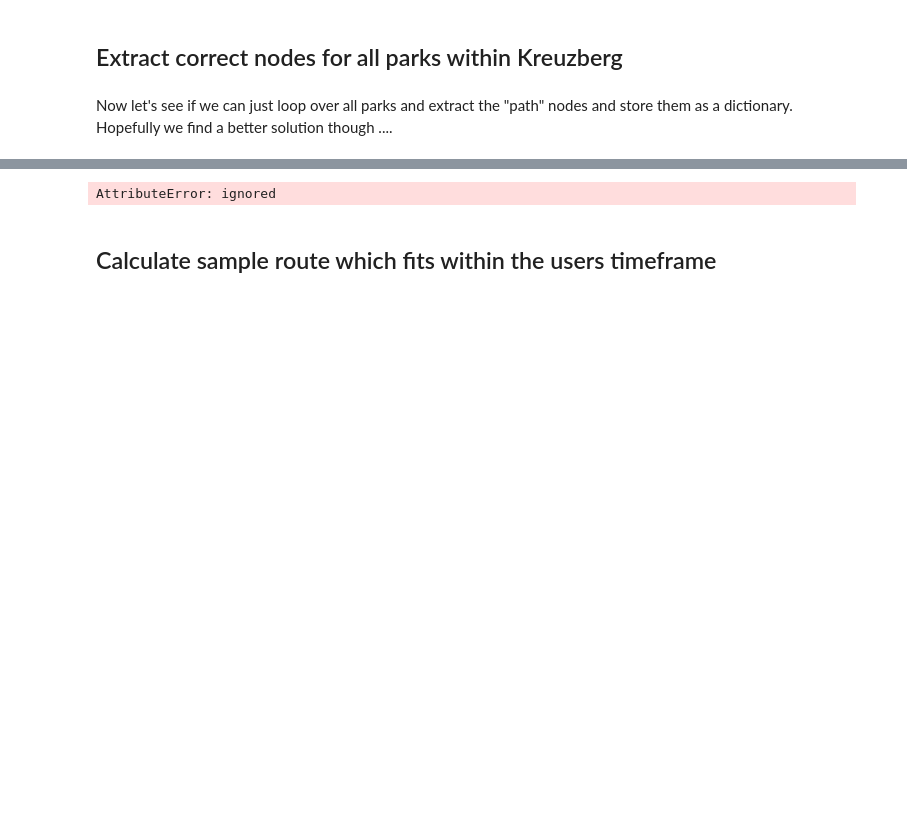
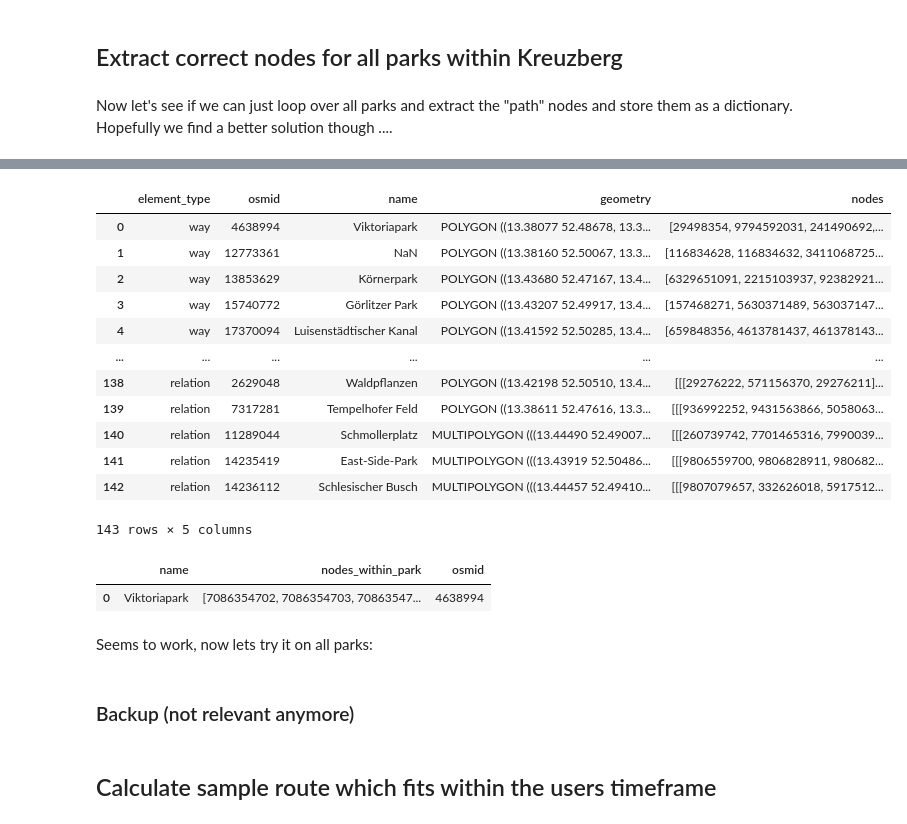
Before and after one commit to Heity94/WalkieLookie, a Jupyter notebook: notebooks/ParkData_Example.ipynb, the cells around one changed output, grey strips where cells are left out. Saved outputs shown, nothing was run; the diff lists cells and outputs as text; code cells hidden in the pictures; blank space fills up the shorter version.

```diff
--- a/notebooks/ParkData_Example.ipynb
+++ b/notebooks/ParkData_Example.ipynb
@@ -224,0 +238,4 @@ nx.center(graph_bln_kzb.subgraph(sample_park_nodes_clean))
+# %%
+# Only keep relevant columns and reset Multiindex
+bln_xberg_parks_cln = bln_xberg_parks.reset_index()[["element_type", "osmid", "name","geometry","nodes"]]
+bln_xberg_parks_cln.head()
@@ -261,0 +297,16 @@ ox.geometries.geometries_from_polygon(park, {"highway":True})
+# %%
+bln_xberg_parks_cln
+# %% [output]
+|  | element_type | osmid | name | geometry | nodes |
+| 0 | way | 4638994 | Viktoriapark | POLYGON ((13.38077 52.48678, 13.3... | [29498354, 9794592031, 241490692,... |
+| 1 | way | 12773361 | NaN | POLYGON ((13.38160 52.50067, 13.3... | [116834628, 116834632, 3411068725... |
+| 2 | way | 13853629 | Körnerpark | POLYGON ((13.43680 52.47167, 13.4... | [6329651091, 2215103937, 92382921... |
+| 3 | way | 15740772 | Görlitzer Park | POLYGON ((13.43207 52.49917, 13.4... | [157468271, 5630371489, 563037147... |
+| 4 | way | 17370094 | Luisenstädtischer Kanal | POLYGON ((13.41592 52.50285, 13.4... | [659848356, 4613781437, 461378143... |
+| ... | ... | ... | ... | ... | ... |
+| 138 | relation | 2629048 | Waldpflanzen | POLYGON ((13.42198 52.50510, 13.4... | [[[29276222, 571156370, 29276211]... |
+| 139 | relation | 7317281 | Tempelhofer Feld | POLYGON ((13.38611 52.47616, 13.3... | [[[936992252, 9431563866, 5058063... |
+| 140 | relation | 11289044 | Schmollerplatz | MULTIPOLYGON (((13.44490 52.49007... | [[[260739742, 7701465316, 7990039... |
+| 141 | relation | 14235419 | East-Side-Park | MULTIPOLYGON (((13.43919 52.50486... | [[[9806559700, 9806828911, 980682... |
+| 142 | relation | 14236112 | Schlesischer Busch | MULTIPOLYGON (((13.44457 52.49410... | [[[9807079657, 332626018, 5917512... |
+143 rows × 5 columns
@@ -261,0 +340,8 @@ ox.geometries.geometries_from_polygon(park, {"highway":True})
+# %%
+# test function on one park
+bln_xberg_parks_cln.head(1).apply(retrieve_nodes_within_park, axis=1, result_type="expand")
+# %% [output]
+|  | name | nodes_within_park | osmid |
+| 0 | Viktoriapark | [7086354702, 7086354703, 70863547... | 4638994 |
+# %% [markdown]
+Seems to work, now lets try it on all parks:
@@ -262,20 +354,23 @@ ox.geometries.geometries_from_polygon(park, {"highway":True})
+# %% [markdown]
+### Backup (not relevant anymore)
 # %%
-# Iterrate over all parks and store nodes within park as a dictonary
-park_nodes = {}
+# # Iterrate over all parks and store nodes within park as a dictonary
+# park_nodes = {}
 
-for i, park in enumerate(bln_xberg_parks.geometry):
+# for i, park in enumerate(bln_xberg_parks_cln.geometry):
 
-  park_nds = ox.geometries.geometries_from_polygon(park, {"highway":True})
-  try:
-    park_nodes_compl = list(flatten(park_nds.nodes)) #iterate over all rows
-    park_nodes[bln_xberg_parks.index[i][1]]={
-      "name":bln_xberg_parks.iloc[i,0],
-      "nodes_within_park": park_nodes_compl
-    }
-  except AttributeError:
-    print("Error for park:", i, park)
-    print("Continuing with next one")
-    continue
+#   park_nds = ox.geometries.geometries_from_polygon(park, {"highway":True, "type":"way"})
+#   park_nds = park_nds.reset_index()[["element_type", "osmid","geometry","nodes"]] #reset index and only keep relevant columns
+
+#   try:
+#     park_nodes_compl = list(flatten(park_nds[park_nds.element_type=="node"].osmid)) # add all single nodes to list
+#     park_nodes_compl += list(flatten(park_nds[park_nds.element_type=="way"].nodes)) # add all way nodes to list
+#     park_nodes[bln_xberg_parks_cln.iloc[i,1]]={
+#       "name":bln_xberg_parks_cln.iloc[i,2],
+#       "nodes_within_park": park_nodes_compl
+#     }
+#   except:
+#     print("Error for park:", i, park)
+#     print("Continuing with next one")
+#     continue
-# %% [output]
-AttributeError: ignored
 # %%
```
Also changed, not shown: parts of 19 cells of this notebook.
